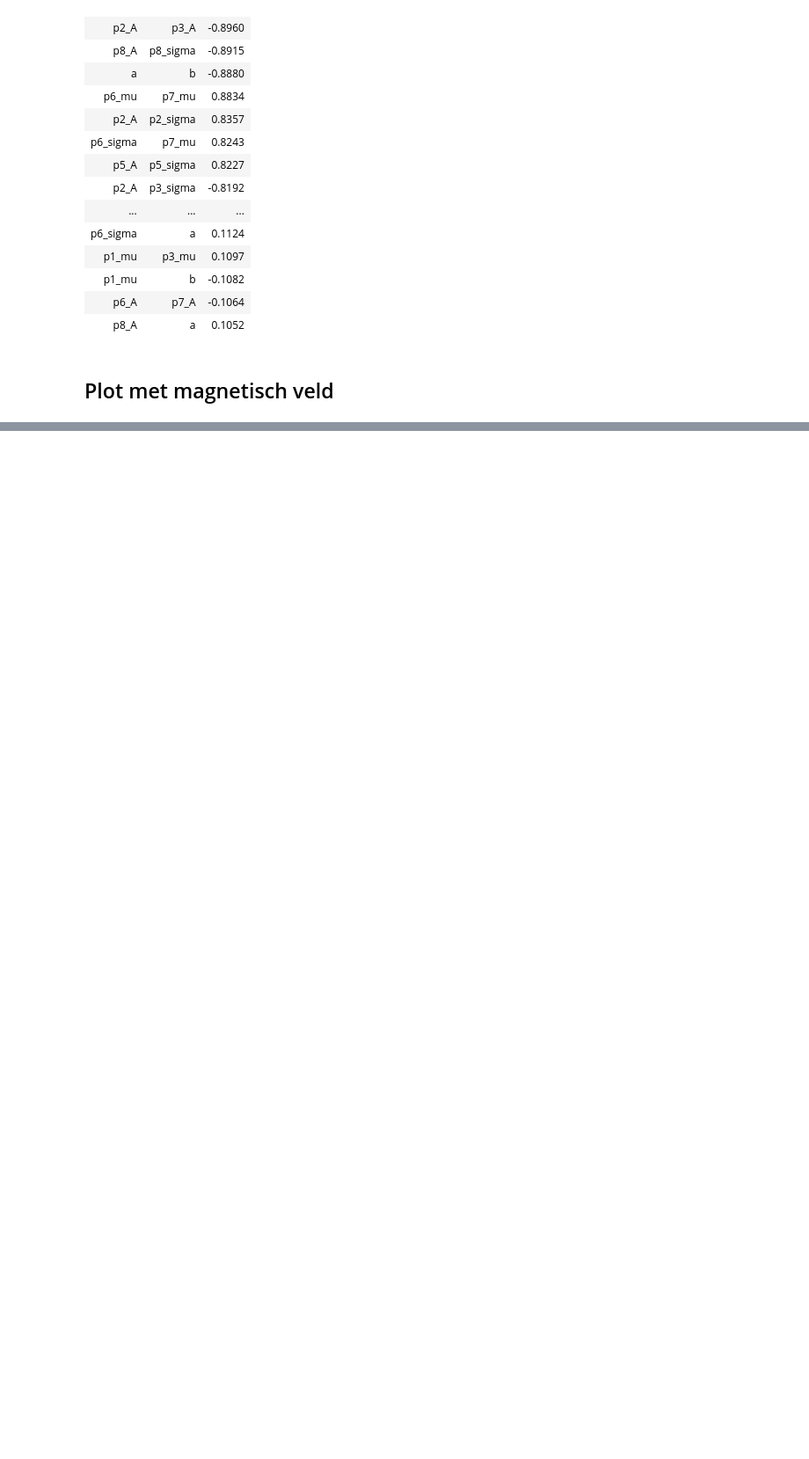
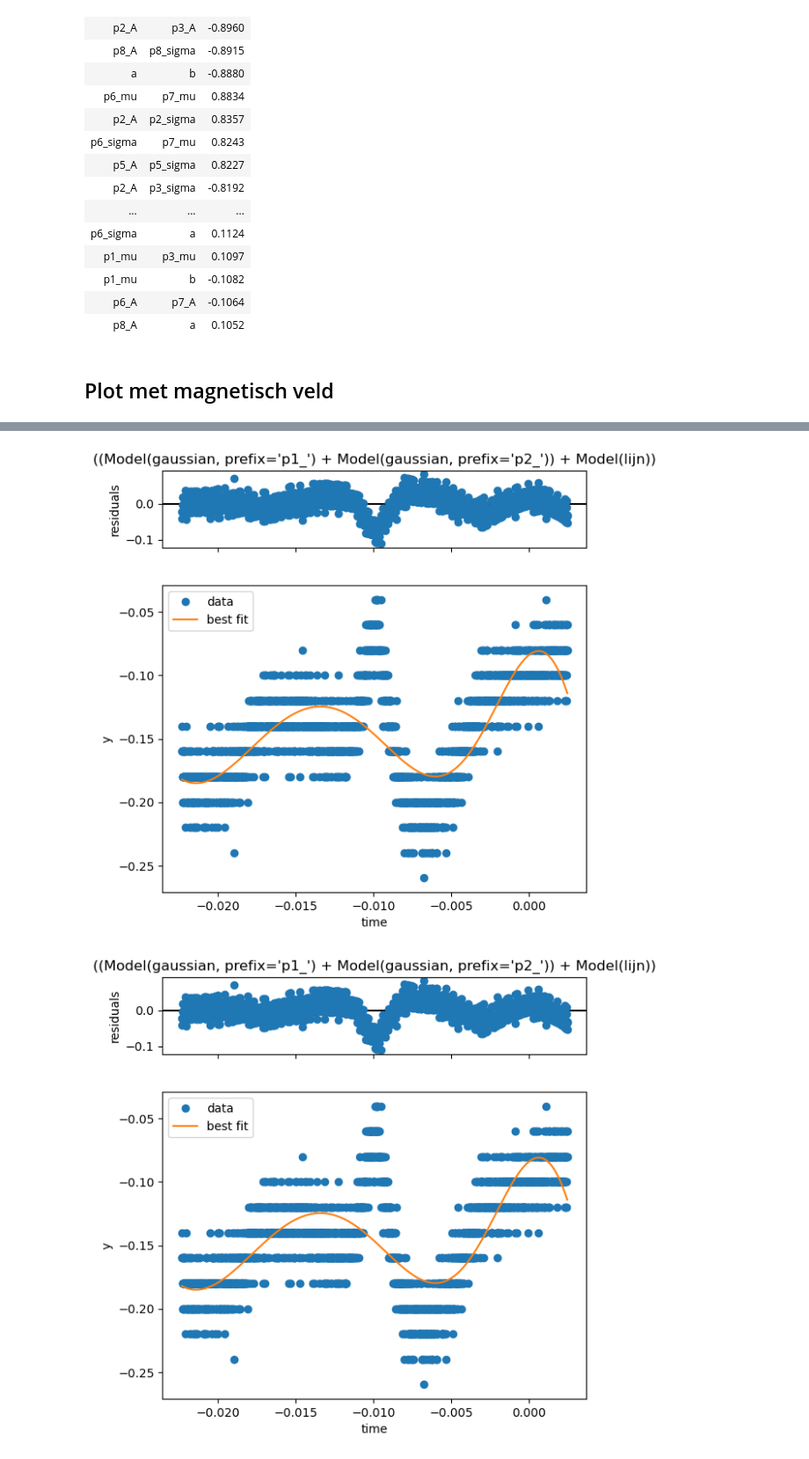
Before and after one commit to sabrahaim/Rubidium-spectrum, a Jupyter notebook: spectra.ipynb, the cells around one changed output, grey strips where cells are left out. Shown at 88% size. Cells and saved outputs as stored; diff of their text form; code cells hidden in the pictures; blank space fills up the shorter version.

```diff
--- a/spectra.ipynb
+++ b/spectra.ipynb
@@ -214,0 +234,13 @@ time = np.array(data['time'])data_free = data_free.iloc[:,3:]
+# %%
+gauss1_B = models.Model(gaussian, prefix='p1_')
+gauss2_B = models.Model(gaussian, prefix='p2_')
+linfunctie_B = models.Model(lijn, name="lijn")
+
+dispersive = gauss1_B + gauss2_B + linfunctie_B
+params = dispersive.make_params(p1_A = 0.2, p1_mu=-0.010, p1_sigma=0.003, p2_A = -0.1, p2_mu=-0.007, p2_sigma=0.003,a=0,b=4.6)
+fit_result_B = dispersive.fit(voltage3, params,time=time )
+
+fit_result_B.plot()
+# %% [output]
+[figure, added]
+[figure, added]
```
Also changed, not shown: parts of 3 cells of this notebook, 4 other files.
